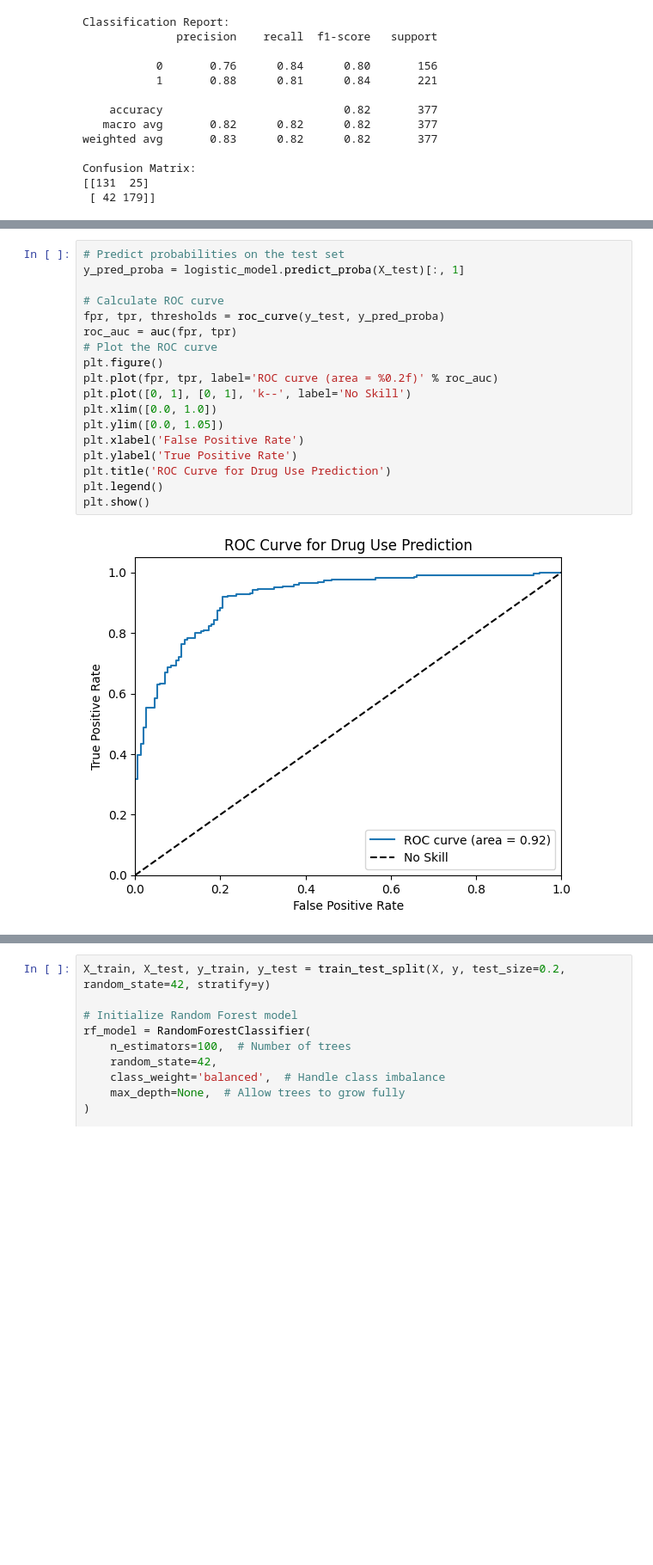
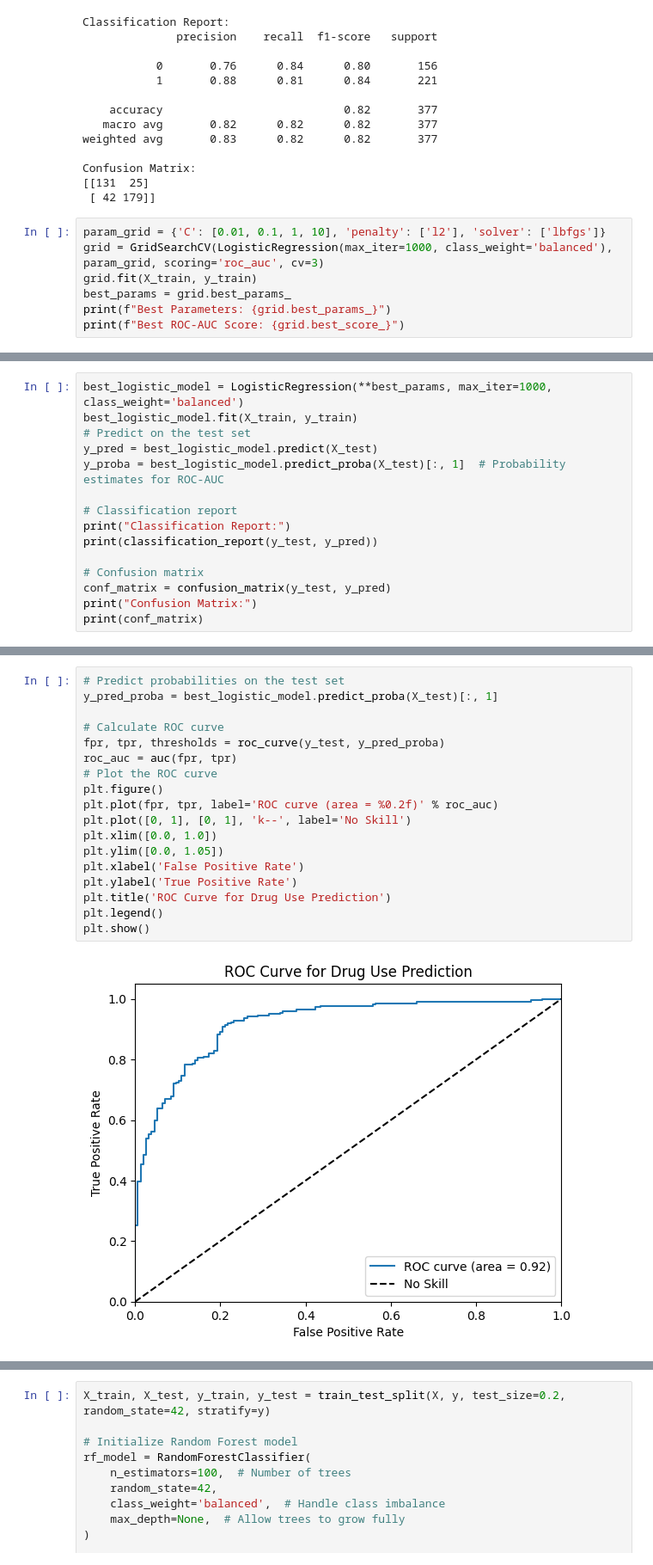
Before and after one commit to rohanxavier33/finalDrug, a Jupyter notebook: finalDrug.ipynb, the cells around one changed output, grey strips where cells are left out. Shown at 86% size. Drawn from its saved outputs; the diff is of its cells as text; blank space fills up the shorter version.

```diff
--- a/finalDrug.ipynb
+++ b/finalDrug.ipynb
@@ -539,3 +584,10 @@ weighted avg       0.83      0.82      0.82       377
 Confusion Matrix:
 [[131  25]
  [ 42 179]]
+# %%
+param_grid = {'C': [0.01, 0.1, 1, 10], 'penalty': ['l2'], 'solver': ['lbfgs']}
+grid = GridSearchCV(LogisticRegression(max_iter=1000, class_weight='balanced'), param_grid, scoring='roc_auc', cv=3)
+grid.fit(X_train, y_train)
+best_params = grid.best_params_
+print(f"Best Parameters: {grid.best_params_}")
+print(f"Best ROC-AUC Score: {grid.best_score_}")
@@ -541,0 +597,15 @@ Confusion Matrix:
+# %%
+best_logistic_model = LogisticRegression(**best_params, max_iter=1000, class_weight='balanced')
+best_logistic_model.fit(X_train, y_train)
+# Predict on the test set
+y_pred = best_logistic_model.predict(X_test)
+y_proba = best_logistic_model.predict_proba(X_test)[:, 1]  # Probability estimates for ROC-AUC
+
+# Classification report
+print("Classification Report:")
+print(classification_report(y_test, y_pred))
+
+# Confusion matrix
+conf_matrix = confusion_matrix(y_test, y_pred)
+print("Confusion Matrix:")
+print(conf_matrix)
@@ -542,20 +626,20 @@ Confusion Matrix:
 # %%
 # Predict probabilities on the test set
-y_pred_proba = logistic_model.predict_proba(X_test)[:, 1]
+y_pred_proba = best_logistic_model.predict_proba(X_test)[:, 1]
 
 # Calculate ROC curve
 fpr, tpr, thresholds = roc_curve(y_test, y_pred_proba)
 roc_auc = auc(fpr, tpr)
 # Plot the ROC curve
 plt.figure()
 plt.plot(fpr, tpr, label='ROC curve (area = %0.2f)' % roc_auc)
 plt.plot([0, 1], [0, 1], 'k--', label='No Skill')
 plt.xlim([0.0, 1.0])
 plt.ylim([0.0, 1.05])
 plt.xlabel('False Positive Rate')
 plt.ylabel('True Positive Rate')
 plt.title('ROC Curve for Drug Use Prediction')
 plt.legend()
 plt.show()
 # %% [output]
-[figure, old version]
+[figure, new version]
```
Also changed, not shown: parts of 54 cells of this notebook, 1 other file.
